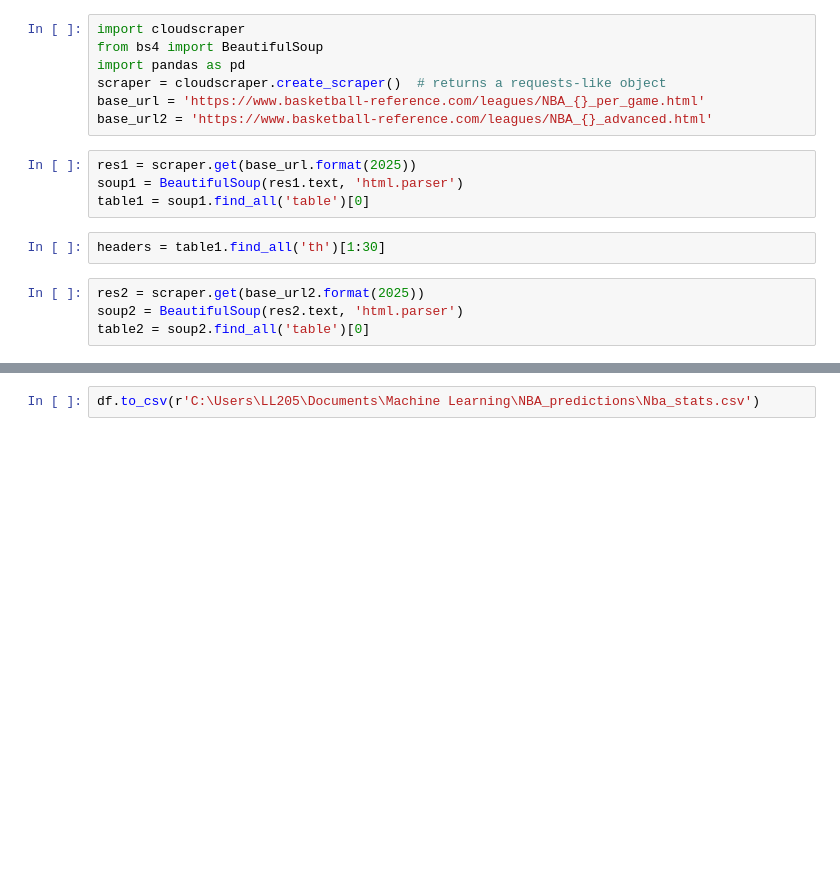
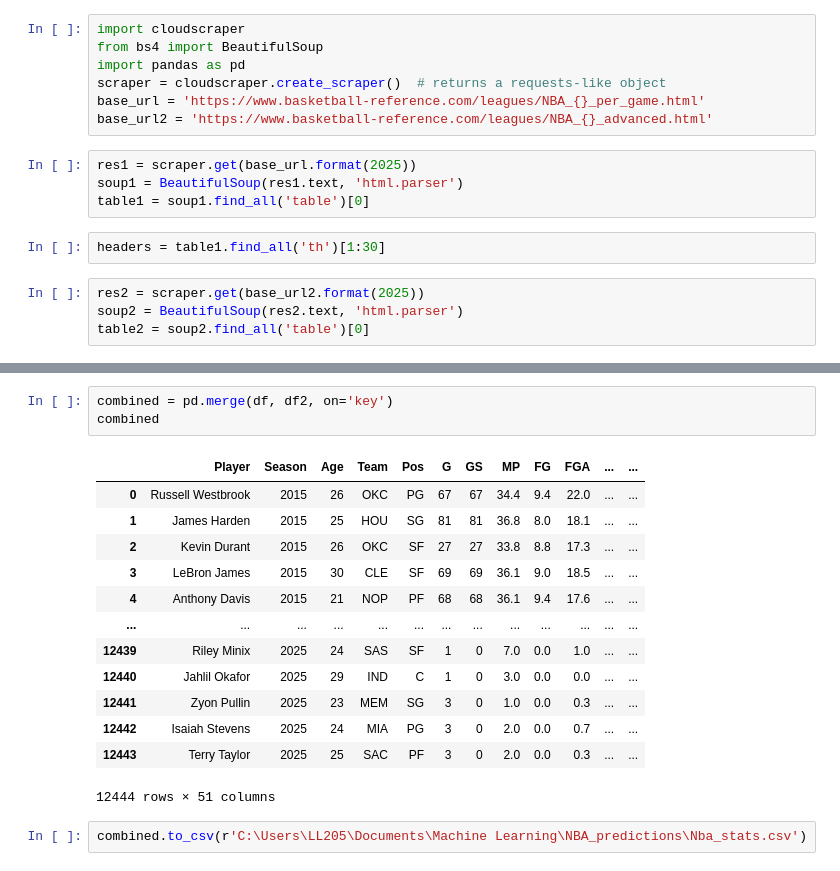
Before and after one commit to justinquan113/Nba-Stat-Predictor, a Jupyter notebook: web_scraping.ipynb, the cells around one changed output, grey strips where cells are left out. Drawn from its saved outputs; the diff is of its cells as text; blank space fills up the shorter version.

```diff
--- a/web_scraping.ipynb
+++ b/web_scraping.ipynb
@@ -70,2 +131,19 @@ df
+# %%
+combined = pd.merge(df, df2, on='key')
+combined
+# %% [output]
+|  | Player | Season | Age | Team | Pos | G | GS | MP | FG | FGA | ... | ... |
+| 0 | Russell Westbrook | 2015 | 26 | OKC | PG | 67 | 67 | 34.4 | 9.4 | 22.0 | ... | ... |
+| 1 | James Harden | 2015 | 25 | HOU | SG | 81 | 81 | 36.8 | 8.0 | 18.1 | ... | ... |
+| 2 | Kevin Durant | 2015 | 26 | OKC | SF | 27 | 27 | 33.8 | 8.8 | 17.3 | ... | ... |
+| 3 | LeBron James | 2015 | 30 | CLE | SF | 69 | 69 | 36.1 | 9.0 | 18.5 | ... | ... |
+| 4 | Anthony Davis | 2015 | 21 | NOP | PF | 68 | 68 | 36.1 | 9.4 | 17.6 | ... | ... |
+| ... | ... | ... | ... | ... | ... | ... | ... | ... | ... | ... | ... | ... |
+| 12439 | Riley Minix | 2025 | 24 | SAS | SF | 1 | 0 | 7.0 | 0.0 | 1.0 | ... | ... |
+| 12440 | Jahlil Okafor | 2025 | 29 | IND | C | 1 | 0 | 3.0 | 0.0 | 0.0 | ... | ... |
+| 12441 | Zyon Pullin | 2025 | 23 | MEM | SG | 3 | 0 | 1.0 | 0.0 | 0.3 | ... | ... |
+| 12442 | Isaiah Stevens | 2025 | 24 | MIA | PG | 3 | 0 | 2.0 | 0.0 | 0.7 | ... | ... |
+| 12443 | Terry Taylor | 2025 | 25 | SAC | PF | 3 | 0 | 2.0 | 0.0 | 0.3 | ... | ... |
+12444 rows × 51 columns
 # %%
-df.to_csv(r'C:\Users\LL205\Documents\Machine Learning\NBA_predictions\Nba_stats.csv')
+combined.to_csv(r'C:\Users\LL205\Documents\Machine Learning\NBA_predictions\Nba_stats.csv')
```
Also changed, not shown: parts of 10 cells of this notebook.
